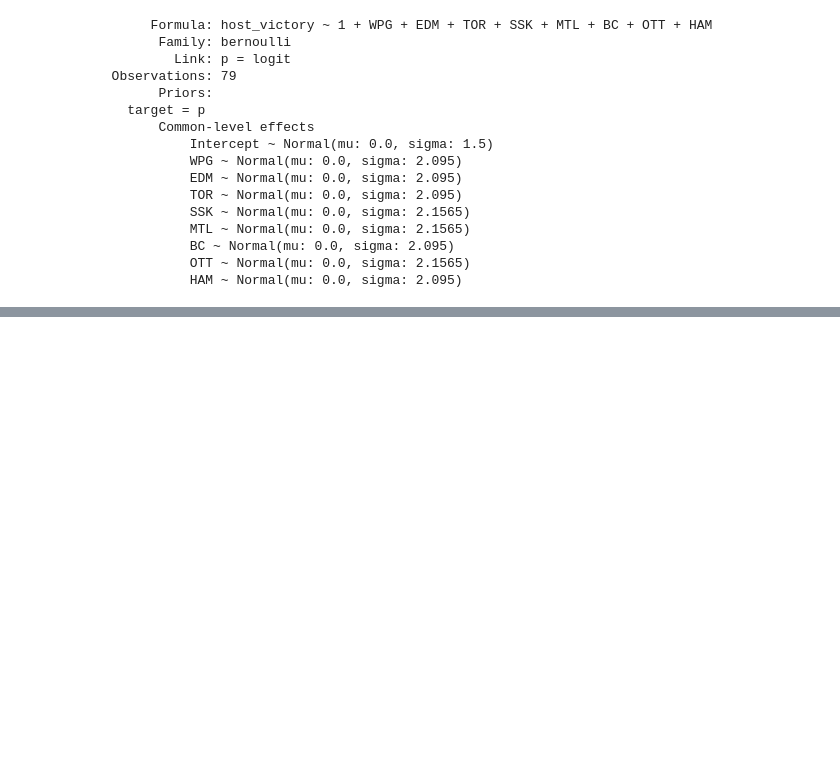
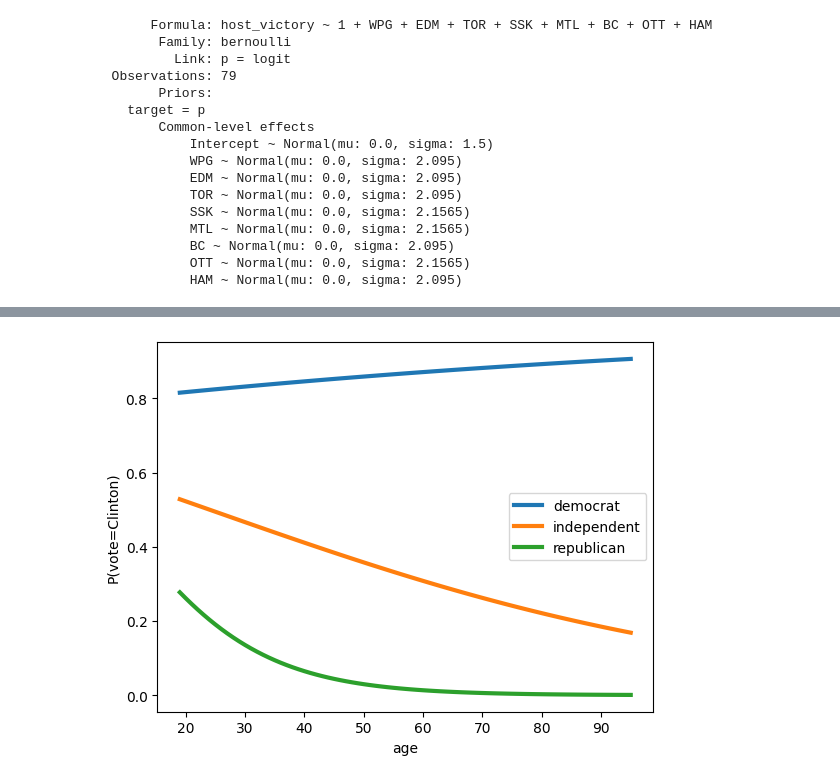
Before and after one commit to mgreenbe/DATA335W2025, a Jupyter notebook: code/logistic_regression.ipynb, the cells around one changed output, grey strips where cells are left out. Saved outputs shown, nothing was run; the diff lists cells and outputs as text; code cells hidden in the pictures; blank space fills up the shorter version.

```diff
--- a/code/logistic_regression.ipynb
+++ b/code/logistic_regression.ipynb
@@ -495,0 +498,3 @@ np.mean(mtl + hfa > wpg)
+# %%
+df = pd.DataFrame(bmb.load_data("ANES"))
+df
@@ -495,0 +579,9 @@ np.mean(mtl + hfa > wpg)
+# %%
+from formulae import design_matrices
+
+mats = design_matrices("vote[clinton] ~ party_id + age:party_id", df)
+
+X = mats.common.as_dataframe()
+y = np.array(mats.response)
+# %%
+fit = sm.Logit(y, X).fit()
@@ -495,0 +592,12 @@ np.mean(mtl + hfa > wpg)
+# %%
+age = np.arange(df["age"].min(), df["age"].max() + 1)
+party_id = [
+    *["democrat" for _ in age],
+    *["independent" for _ in age],
+    *["republican" for _ in age],
+]
+len(party_id)
+df_new = pd.DataFrame({"age": [*age, *age, *age], "party_id": party_id})
+
+X_new = design_matrices("party_id + party_id:age", df_new).common.as_dataframe()
+X_new
@@ -495,0 +618,11 @@ np.mean(mtl + hfa > wpg)
+# %%
+y_new = fit.predict(X_new)
+
+for i, party_id in enumerate(["democrat", "independent", "republican"]):
+    plt.plot(age, y_new.loc[df_new["party_id"] == party_id], lw=3, label=party_id)
+plt.legend()
+plt.xlabel("age")
+plt.ylabel("P(vote=Clinton)")
+plt.show()
+# %% [output]
+[figure, added]
```
Also changed, not shown: parts of 33 cells of this notebook, 1 other file.
